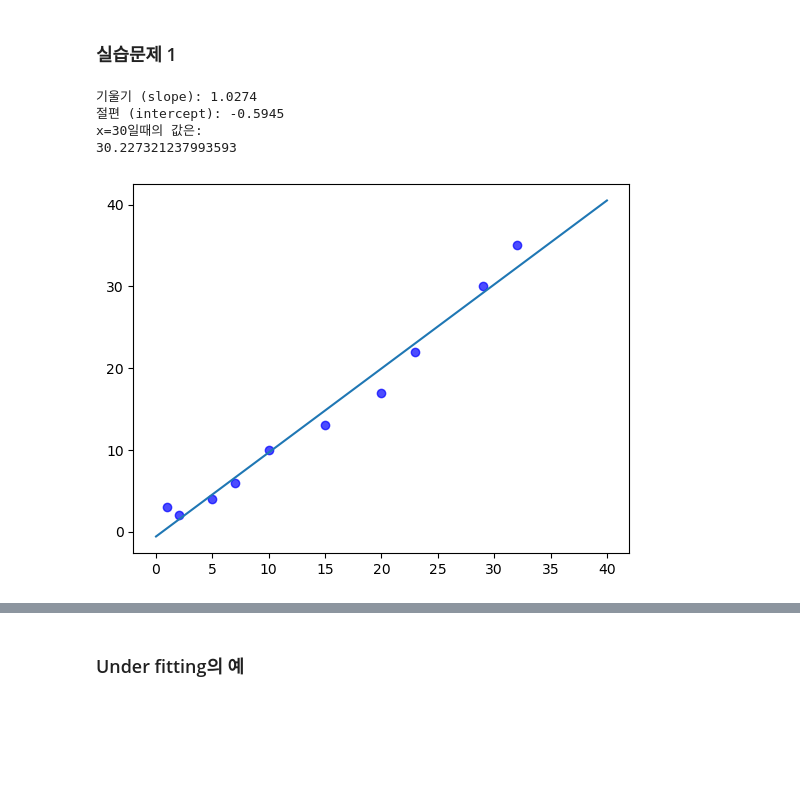
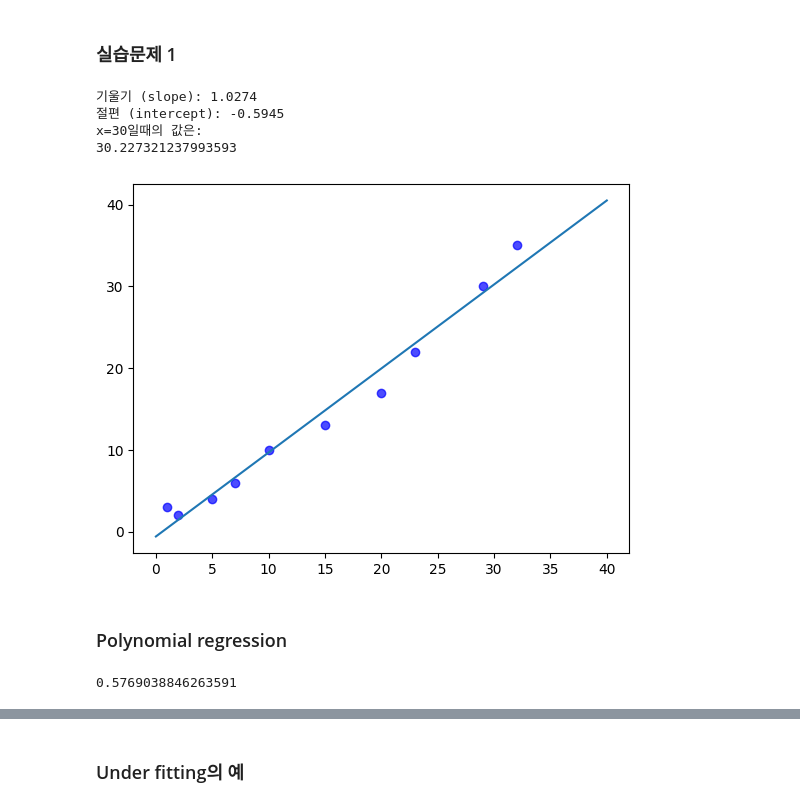
Before and after one commit to DevSlem/Jinsan-AI, a Jupyter notebook: practice2.ipynb, the cells around one changed output, grey strips where cells are left out. Cells and saved outputs as stored; diff of their text form; code cells hidden in the pictures; blank space fills up the shorter version.

```diff
--- a/practice2.ipynb
+++ b/practice2.ipynb
@@ -134,28 +134,43 @@ Mean Squared Error (MSE): 0.8066
 # %% [markdown]
 ### 실습문제 1
-# %%
-import pandas as pd
-import matplotlib.pyplot as plt
-import numpy as np
-from sklearn.linear_model import LinearRegression
-
-# 예제 데이터 생성
-data = {'X': [],
-        'y': []}
-
-# dataframe
-df =
-
-# 산점도 그래프
-
-
-# fit한 직선
-
-
-# 값 예측
-# %% [output]
-기울기 (slope): 1.0274
-절편 (intercept): -0.5945
-x=30일때의 값은:
-30.227321237993593
-[figure, removed]
+# %%
+import pandas as pd
+import matplotlib.pyplot as plt
+import numpy as np
+from sklearn.linear_model import LinearRegression
+
+# 예제 데이터 생성
+data = {'X': [1, 2, 5, 7, 10, 15, 20, 23, 29, 32],
+        'y': [3, 2, 4, 6, 10, 13, 17, 22, 30, 35]}
+
+# dataframe
+df = pd.DataFrame(data)
+
+# 산점도 그래프
+plt.scatter(df['X'], df['y'], color='blue', alpha=0.7)
+model=LinearRegression()
+model.fit(df[['X']],df['y'])
+print(f"기울기 (slope): {model.coef_[0]:.4f}")
+print(f"절편 (intercept): {model.intercept_:.4f}")
+
+# fit한 직선
+x_fit=np.linspace(0, 40, 100);
+plt.plot(x_fit, model.coef_[0]*x_fit+model.intercept_)
+
+# 값 예측
+x_predict=30
+print("x=30일때의 값은:")
+print(model.coef_[0]*x_predict+model.intercept_)
+# %% [output]
+기울기 (slope): 1.0274
+절편 (intercept): -0.5945
+x=30일때의 값은:
+30.227321237993593
+[figure, added]
+# %% [markdown]
+### Polynomial regression
+# %%
+import numpy as np
+np.random.rand()
+# %% [output]
+0.5769038846263591
```
Also changed, not shown: parts of 33 cells of this notebook, 1 other file.
